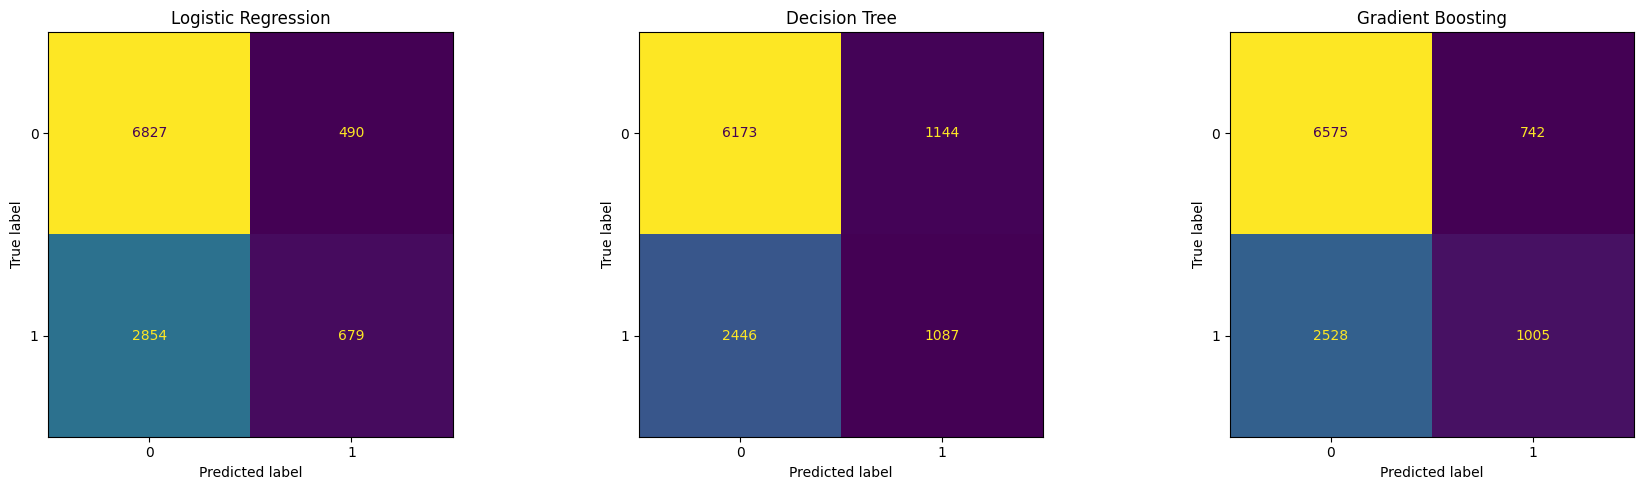
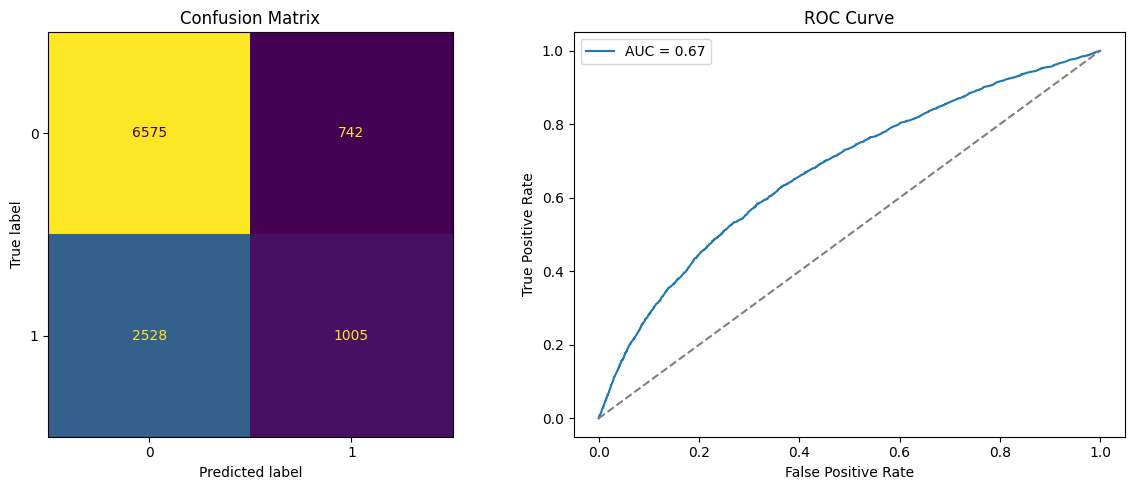
The change to this notebook cell's code, shown as a diff; its figure went from the first image to the second:
--- before
+++ after
@@ -1,11 +1,31 @@
-fig, axes = plt.subplots(1, 3, figsize=(18, 5))
+# Here also, we are going to take the best model among the previously trained and select the best one according to f1 score 
+# and test it on the test set
+# according to the previous prints the models perform approximatively on the same level, so we can take for example 
+# Gradient boosting which shows slighlty better results for class 1 (severe)
 
-for ax, (name, model) in zip(axes, pipelines.items()):
-    model.fit(X_train, y_train)
-    y_pred = model.predict(X_test)
-    cm = confusion_matrix(y_test, y_pred)
-    disp = ConfusionMatrixDisplay(confusion_matrix=cm)
-    disp.plot(ax=ax, colorbar=False)
-    ax.set_title(name)
+# Train and predict
+model = pipelines["Gradient Boosting"]
+model.fit(X_train, y_train)
+y_pred = model.predict(X_test)
+y_proba = model.predict_proba(X_test)[:, 1]
+
+print(classification_report(y_test, y_pred))
+
+cm = confusion_matrix(y_test, y_pred)
+fpr, tpr, _ = roc_curve(y_test, y_proba)
+roc_auc = auc(fpr, tpr)
+
+fig, axes = plt.subplots(1, 2, figsize=(12, 5))
+
+disp = ConfusionMatrixDisplay(confusion_matrix=cm)
+disp.plot(ax=axes[0], colorbar=False)
+axes[0].set_title("Confusion Matrix")
+
+axes[1].plot(fpr, tpr, label=f"AUC = {roc_auc:.2f}")
+axes[1].plot([0, 1], [0, 1], linestyle='--', color='grey')
+axes[1].set_xlabel("False Positive Rate")
+axes[1].set_ylabel("True Positive Rate")
+axes[1].set_title("ROC Curve")
+axes[1].legend()
 
 plt.tight_layout()

Commit: usagers pedestrians